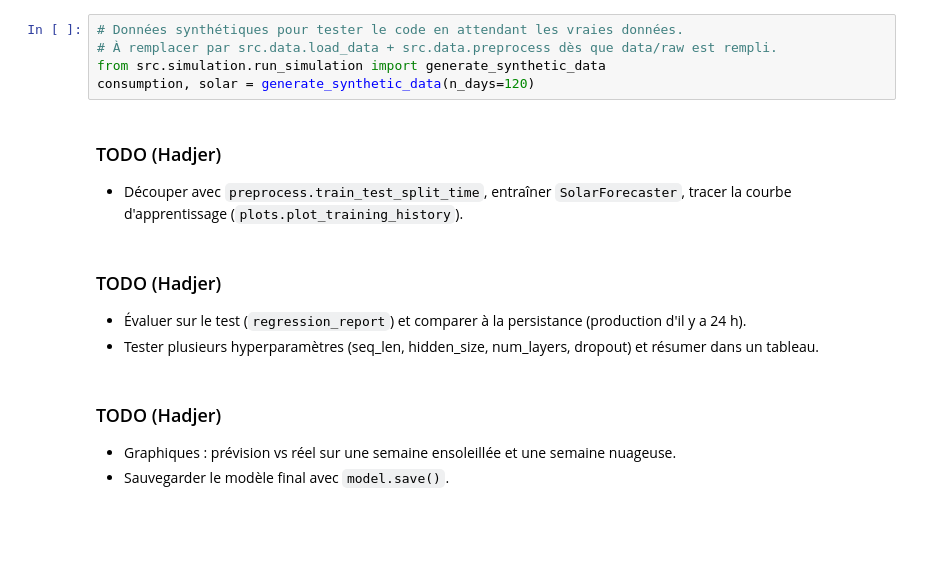
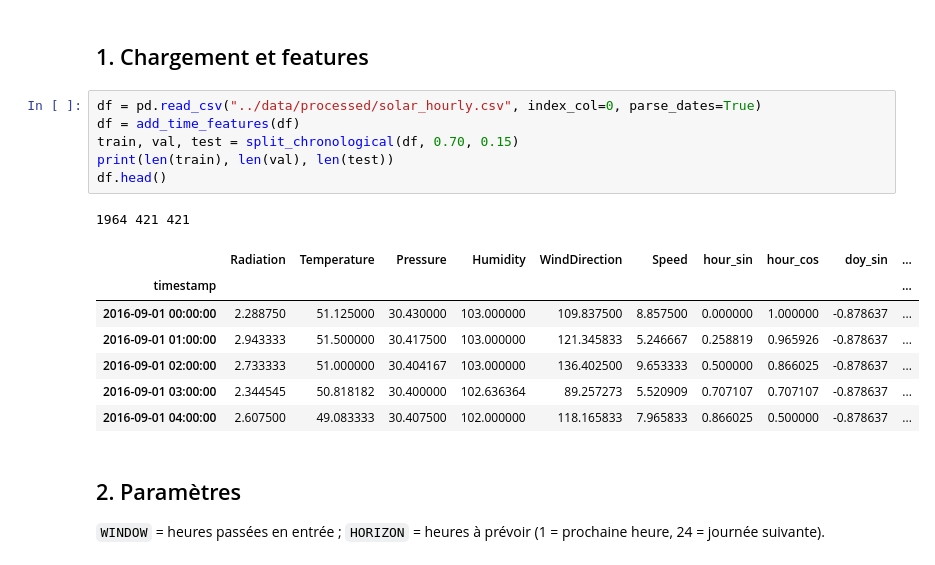
Before and after one commit to Serine-khe/Projet-Data-Mining, a Jupyter notebook: notebooks/04_lstm_solar.ipynb, the cells around one changed output. Drawn from its saved outputs; the diff is of its cells as text; blank space fills up the shorter version.

Commit message:
Update solar EDA and LSTM model (Partie Hadjer)

```diff
--- a/notebooks/04_lstm_solar.ipynb
+++ b/notebooks/04_lstm_solar.ipynb
@@ -14,19 +17,20 @@ from src import config
-# %%
-# Données synthétiques pour tester le code en attendant les vraies données.
-# À remplacer par src.data.load_data + src.data.preprocess dès que data/raw est rempli.
-from src.simulation.run_simulation import generate_synthetic_data
-consumption, solar = generate_synthetic_data(n_days=120)
-# %% [markdown]
-### TODO (Hadjer)
-
-- Découper avec `preprocess.train_test_split_time`, entraîner `SolarForecaster`, tracer la courbe d'apprentissage (`plots.plot_training_history`).
-# %% [markdown]
-### TODO (Hadjer)
-
-- Évaluer sur le test (`regression_report`) et comparer à la persistance (production d'il y a 24 h).
-- Tester plusieurs hyperparamètres (seq_len, hidden_size, num_layers, dropout) et résumer dans un tableau.
-# %% [markdown]
-### TODO (Hadjer)
-
-- Graphiques : prévision vs réel sur une semaine ensoleillée et une semaine nuageuse.
-- Sauvegarder le modèle final avec `model.save()`.
+# %% [markdown]
+## 1. Chargement et features
+# %%
+df = pd.read_csv("../data/processed/solar_hourly.csv", index_col=0, parse_dates=True)
+df = add_time_features(df)
+train, val, test = split_chronological(df, 0.70, 0.15)
+print(len(train), len(val), len(test))
+df.head()
+# %% [output]
+1964 421 421
+|  | Radiation | Temperature | Pressure | Humidity | WindDirection | Speed | hour_sin | hour_cos | doy_sin | ... |
+| timestamp |  |  |  |  |  |  |  |  |  | ... |
+| 2016-09-01 00:00:00 | 2.288750 | 51.125000 | 30.430000 | 103.000000 | 109.837500 | 8.857500 | 0.000000 | 1.000000 | -0.878637 | ... |
+| 2016-09-01 01:00:00 | 2.943333 | 51.500000 | 30.417500 | 103.000000 | 121.345833 | 5.246667 | 0.258819 | 0.965926 | -0.878637 | ... |
+| 2016-09-01 02:00:00 | 2.733333 | 51.000000 | 30.404167 | 103.000000 | 136.402500 | 9.653333 | 0.500000 | 0.866025 | -0.878637 | ... |
+| 2016-09-01 03:00:00 | 2.344545 | 50.818182 | 30.400000 | 102.636364 | 89.257273 | 5.520909 | 0.707107 | 0.707107 | -0.878637 | ... |
+| 2016-09-01 04:00:00 | 2.607500 | 49.083333 | 30.407500 | 102.000000 | 118.165833 | 7.965833 | 0.866025 | 0.500000 | -0.878637 | ... |
+# %% [markdown]
+## 2. Paramètres
+`WINDOW` = heures passées en entrée ; `HORIZON` = heures à prévoir (1 = prochaine heure, 24 = journée suivante).
```
Also changed, not shown: parts of 15 cells of this notebook, 2 other files.
